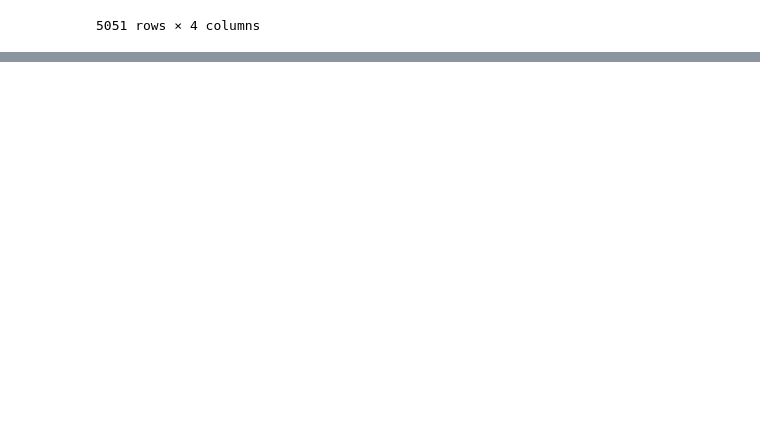
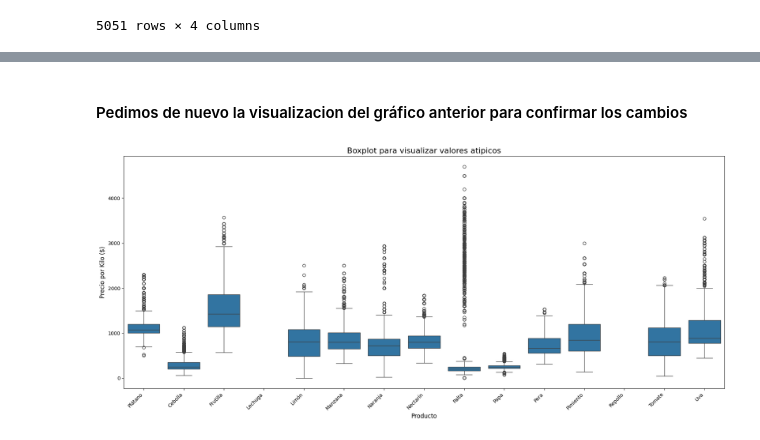
Before and after one commit to Ricardouchub/Analisis-Estrategico-de-Precios, a Jupyter notebook: Análisis Estratégico de Precios Mayoristas para el Sector Retail de Frutas y Hortalizas.ipynb, the cells around one changed output, grey strips where cells are left out. Drawn from its saved outputs; the diff is of its cells as text; code cells hidden in the pictures; blank space fills up the shorter version.

```diff
--- a/Análisis Estratégico de Precios Mayoristas para el Sector Retail de Frutas y Hortalizas.ipynb
+++ b/Análisis Estratégico de Precios Mayoristas para el Sector Retail de Frutas y Hortalizas.ipynb
@@ -467,0 +473,7 @@ Ejemplos de filas no asignadas:
+# %%
+# Eliminamos la columna original del nuevo DataFrame
+df1 = df1.drop(columns=['unidad_de_comercializacion'])
+
+# Verificamos las columnas restantes
+print("\nColumnas del DataFrame final:")
+print(df1.columns)
@@ -467,0 +489,7 @@ Ejemplos de filas no asignadas:
+# %%
+# Extrae el mes y el día de la semana
+df1['mes'] = df1['fecha'].dt.month
+df1['dia_semana'] = df1['fecha'].dt.day_name()
+
+# Verificamos las nuevas columnas
+display(df1[['fecha', 'mes', 'dia_semana']].head())
@@ -467,0 +505,3 @@ Ejemplos de filas no asignadas:
+# %%
+# Elimina la columna 'id_region'
+df1 = df1.drop(columns=['id_region'])
@@ -467,0 +644,14 @@ Ejemplos de filas no asignadas:
+# %% [markdown]
+#### Pedimos de nuevo la visualizacion del gráfico anterior para confirmar los cambios
+# %%
+# Boxplot para visualizar los valores atípicos después de la eliminación
+plt.figure(figsize=(18, 8)) # Hacemos la figura más grande
+sns.boxplot(data=df_top_productos, x='producto', y='precio_por_kg')
+plt.title('Boxplot para visualizar valores atipicos', fontsize=16)
+plt.xlabel('Producto', fontsize=12)
+plt.ylabel('Precio por Kilo ($)', fontsize=12)
+plt.xticks(rotation=45, ha='right') # Rotamos las etiquetas para que no se superpongan
+plt.tight_layout() # Ajusta el gráfico para que todo quepa bien
+plt.show()
+# %% [output]
+[figure, added]
```
Also changed, not shown: parts of 24 cells of this notebook.
